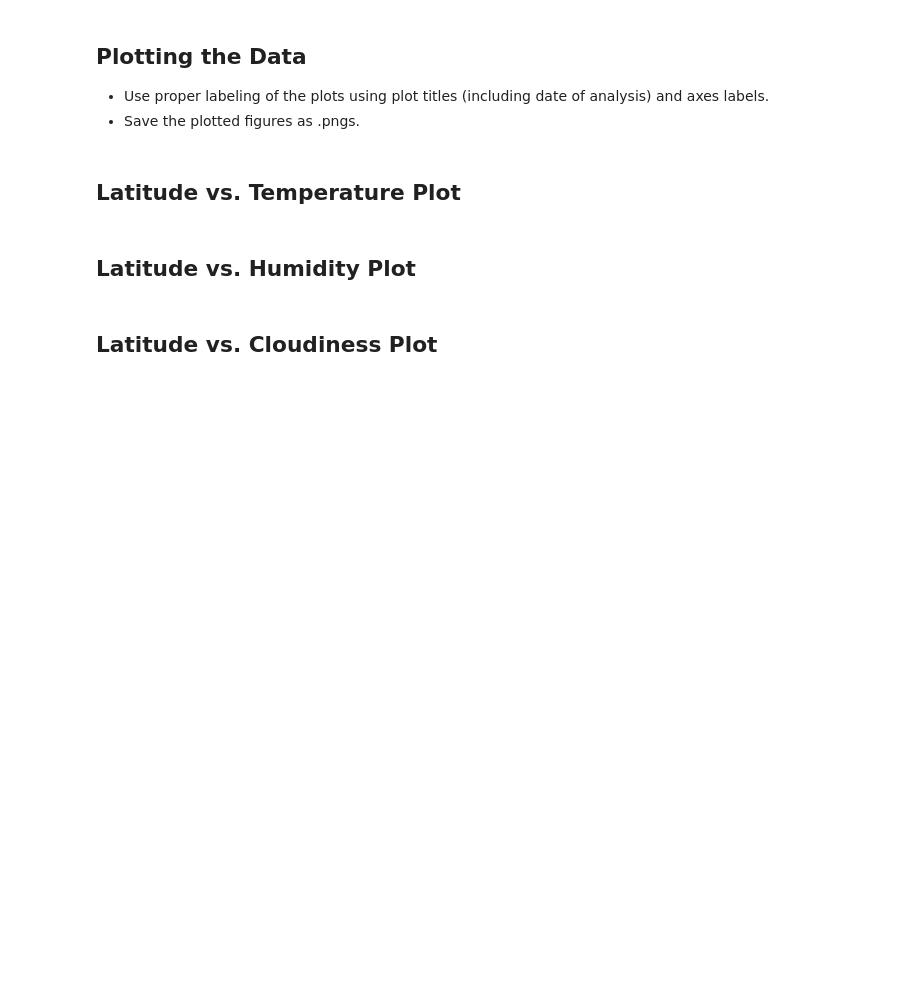
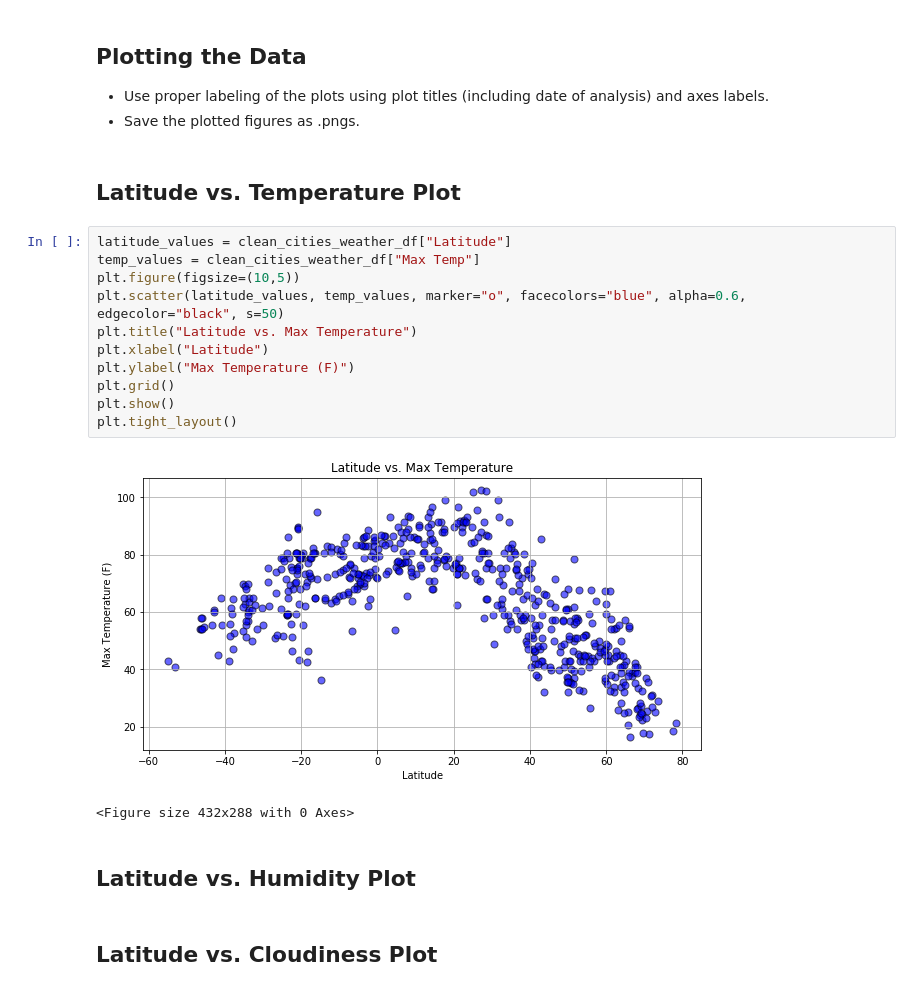
Before and after one commit to bay0624/python-api-challenge, a Jupyter notebook: WeatherPy/WeatherPy.ipynb, the cells around one changed output. Cells and saved outputs as stored; diff of their text form; blank space fills up the shorter version.

Commit message:
Add Lat vs Temp plot

```diff
--- a/WeatherPy/WeatherPy.ipynb
+++ b/WeatherPy/WeatherPy.ipynb
@@ -183,6 +190,20 @@ Skip this step if there are no cities that have humidity > 100%.
 * Save the plotted figures as .pngs.
 # %% [markdown]
 ## Latitude vs. Temperature Plot
+# %%
+latitude_values = clean_cities_weather_df["Latitude"]
+temp_values = clean_cities_weather_df["Max Temp"]
+plt.figure(figsize=(10,5))
+plt.scatter(latitude_values, temp_values, marker="o", facecolors="blue", alpha=0.6, edgecolor="black", s=50)
+plt.title("Latitude vs. Max Temperature")
+plt.xlabel("Latitude")
+plt.ylabel("Max Temperature (F)")
+plt.grid()
+plt.show()
+plt.tight_layout()
+# %% [output]
+[figure, added]
+<Figure size 432x288 with 0 Axes>
 # %% [markdown]
 ## Latitude vs. Humidity Plot
 # %% [markdown]
```
Also changed, not shown: parts of 1 cell of this notebook.
